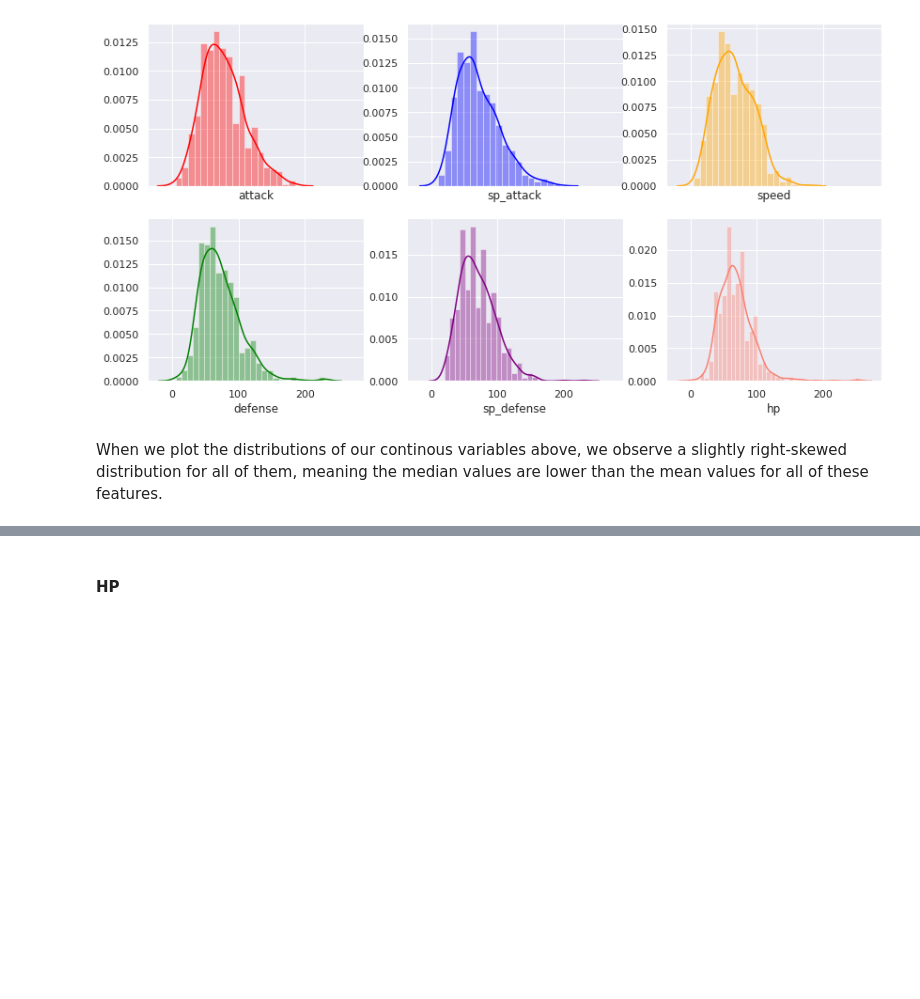
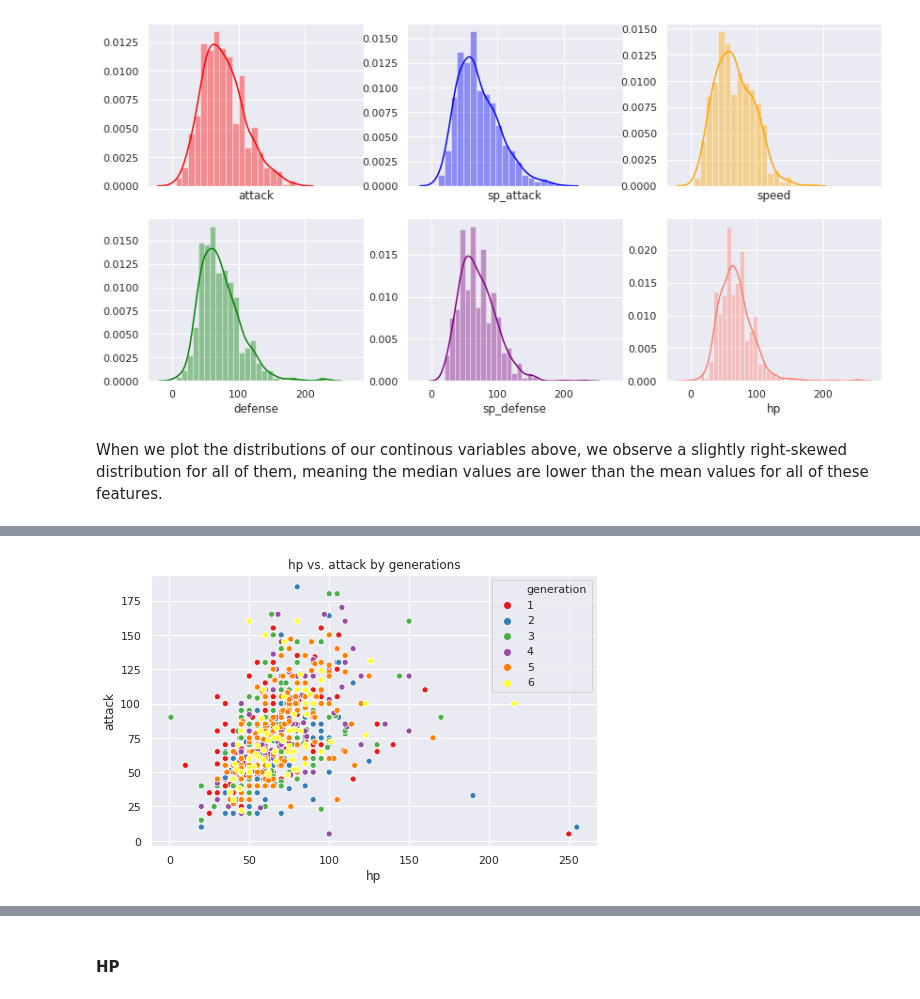
Before and after one commit to com-480-data-visualization/com-480-project-analaktycs, a Jupyter notebook: Milestone1_group2.ipynb, the cells around one changed output, grey strips where cells are left out. Cells and saved outputs as stored; diff of their text form; code cells hidden in the pictures; blank space fills up the shorter version.

```diff
--- a/Milestone1_group2.ipynb
+++ b/Milestone1_group2.ipynb
@@ -564,0 +567,4 @@ When we plot the distributions of our continous variables above, we observe a sl
+# %%
+two_var_scatter('hp', 'attack')
+# %% [output]
+[figure, added]
```
Also changed, not shown: parts of 13 cells of this notebook.
